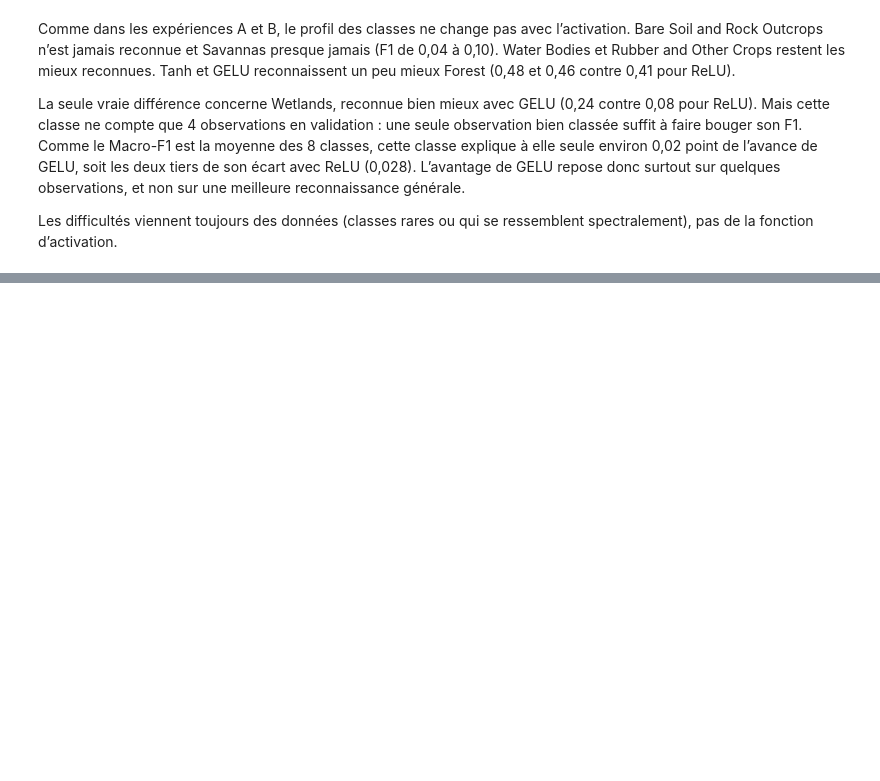
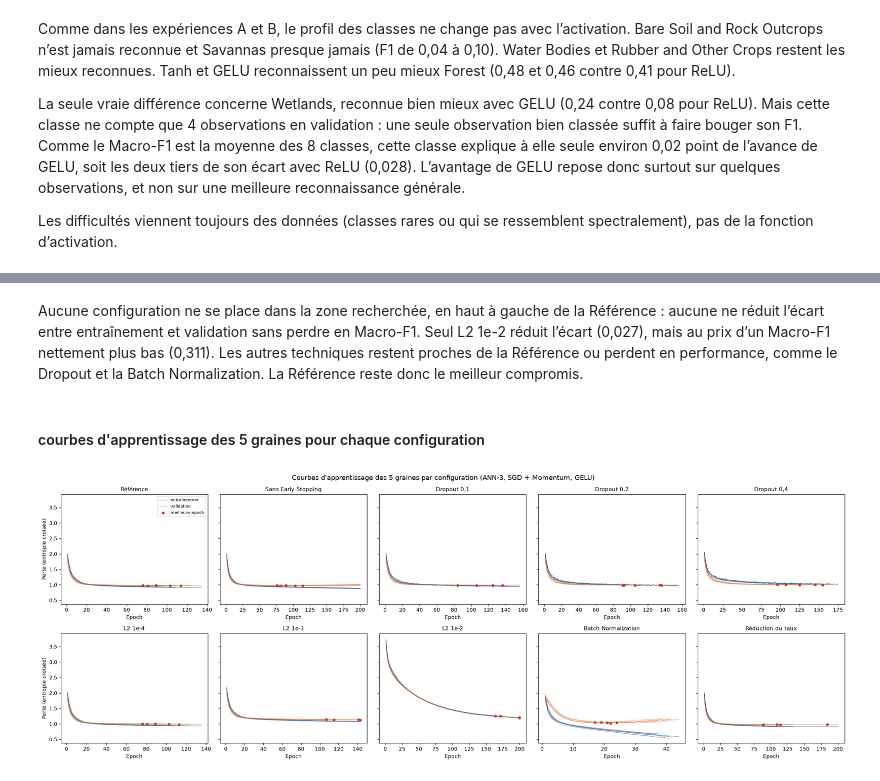
Before and after one commit to DanielYahiri/school-project, a Jupyter notebook: experience A.ipynb, the cells around one changed output, grey strips where cells are left out. Saved outputs shown, nothing was run; the diff lists cells and outputs as text; code cells hidden in the pictures; blank space fills up the shorter version.

```diff
--- a/experience A.ipynb
+++ b/experience A.ipynb
@@ -1400,0 +1515,32 @@ Référence D : [0.346, 0.374, 0.329, 0.425, 0.332] | ReLU C : [0.346, 0.374, 0.
+# %% [markdown]
+Aucune configuration ne se place dans la zone recherchée, en haut à gauche de la Référence : aucune ne réduit l’écart entre entraînement et validation sans perdre en Macro-F1. Seul L2 1e-2 réduit l’écart (0,027), mais au prix d’un Macro-F1 nettement plus bas (0,311). Les autres techniques restent proches de la Référence ou perdent en performance, comme le Dropout et la Batch Normalization. La Référence reste donc le meilleur compromis.
+# %% [markdown]
+#### courbes d'apprentissage des 5 graines pour chaque configuration
+# %%
+
+# Chaque trait = un entraînement complet ; le point rouge = meilleure epoch (minimum de la perte de validation).
+
+fig, axes = plt.subplots(2, 5, figsize=(22, 8), sharey=True)
+for ax, nom in zip(axes.ravel(), CONFIGS_ORDRE):
+    for graine in GRAINES:
+        h = historiques_D[(nom, graine)]
+        epochs = np.arange(1, len(h["loss"]) + 1)
+        premiere = graine == GRAINES[0]                 # légende affichée une seule fois
+        ax.plot(epochs, h["loss"], color="#2e5c8b", lw=1, alpha=0.6,
+                label="entraînement" if premiere else None)
+        ax.plot(epochs, h["val_loss"], color="#e07b39", lw=1, alpha=0.6,
+                label="validation" if premiere else None)
+        meilleure = int(np.nanargmin(h["val_loss"]))
+        ax.scatter(meilleure + 1, h["val_loss"][meilleure], color="#c0392b", s=18, zorder=3,
+                   label="meilleure epoch" if premiere else None)
+    ax.set_title(nom, fontsize=11)
+    ax.set_xlabel("Epoch")
+for ax in axes[:, 0]:
+    ax.set_ylabel("Perte (entropie croisée)")
+axes[0, 0].legend(fontsize=8)
+fig.suptitle("Courbes d'apprentissage des 5 graines par configuration (ANN-3, SGD + Momentum, GELU)", fontsize=13)
+plt.tight_layout()
+plt.savefig(os.path.join(DOSSIER_SORTIE_D, "courbes_apprentissage.png"), dpi=150)
+plt.show()
+# %% [output]
+[figure, added]
```
Also changed, not shown: parts of 23 cells of this notebook, 16 other files.
